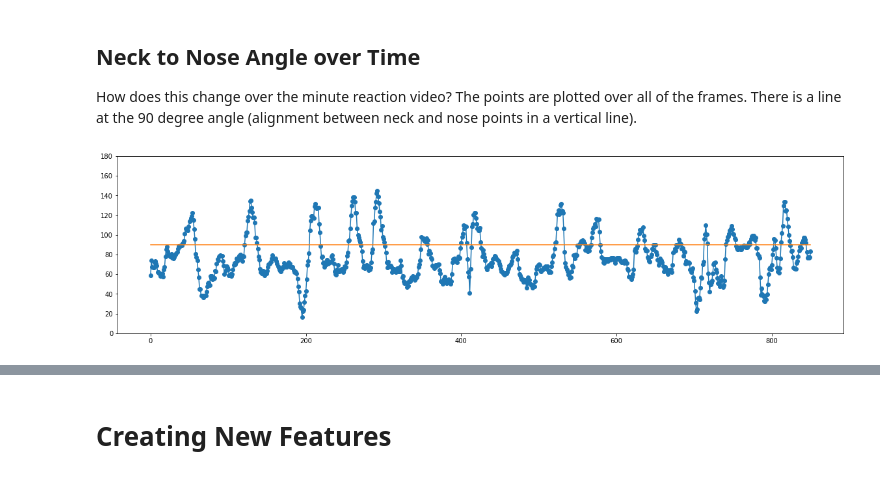
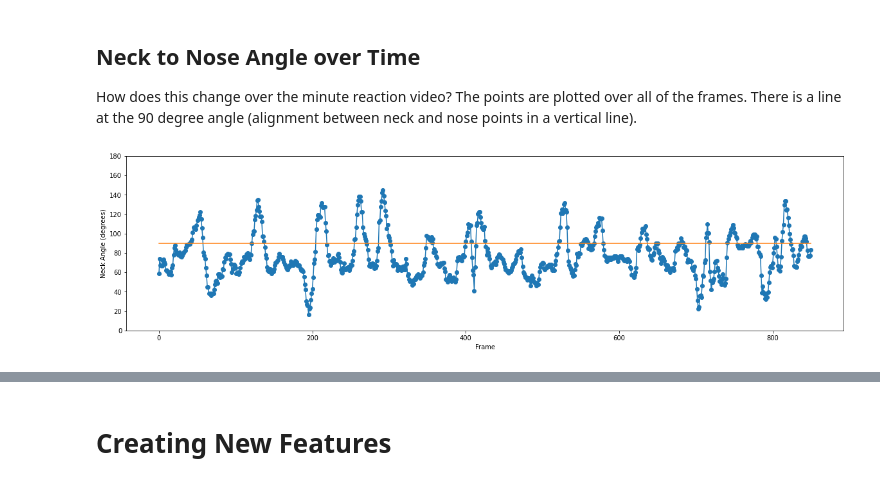
Before and after one commit to tiilt-lab/sport_analytics, a Jupyter notebook: mmla_ia_analysis/reorient_data_and_EDA_person1_y.ipynb, the cells around one changed output, grey strips where cells are left out. Drawn from its saved outputs; the diff is of its cells as text; code cells hidden in the pictures.

```diff
--- a/mmla_ia_analysis/reorient_data_and_EDA_person1_y.ipynb
+++ b/mmla_ia_analysis/reorient_data_and_EDA_person1_y.ipynb
@@ -7,7 +7,7 @@ import seaborn as sns
 
 from sklearn.preprocessing import StandardScaler
 # %%
-key_joint = pd.read_csv("blazepose_csv/person1.csv", index_col=0)
+key_joint = pd.read_csv("blazepose_csv/person1_withz.csv", index_col=0)
 key_joint
 # %% [output]
 |  | frame | nose_x | left_eye_inner_x | left_eye_x | left_eye_outer_x | right_eye_inner_x | right_eye_x | ... |
@@ -86,3 +86,5 @@ new_tbl
+# %%
+key_joint = new_tbl
 # %% [markdown]
 ### EXAMPLE PLOT OF NEW ORIENTATION
 # %%
@@ -126,3 +128,10 @@ plt.ylabel('frequency')
 plt.legend();
 # %% [output]
 [figure]
+# %%
+new_tbl['neck_estimate_z'] = np.average(new_tbl[['left_shoulder_z', 'right_shoulder_z']], axis=1)
+
+plt.hist(new_tbl['neck_estimate_z'], label='zvalues', alpha=0.5, bins=20);
+plt.title('value in frame 1280 x 720')
+plt.ylabel('frequency')
+plt.legend();
@@ -149,11 +167,13 @@ How does this change over the minute reaction video? The points are plotted over
 # %%
 # graph over time
 fig, ax = plt.subplots(figsize=(20, 5))
 plt.scatter(key_joint['frame'], new_tbl['nose_neck_angles'])
 plt.plot(key_joint['frame'], new_tbl['nose_neck_angles'])
 
 # 90 degree angle
 plt.plot(new_tbl['frame'], np.ones(851)*90)
 plt.ylim(bottom=0, top=180);
+plt.xlabel("Frame")
+plt.ylabel('Neck Angle (degrees)');
 # %% [output]
-[figure, old version]
+[figure, new version]
```
Also changed, not shown: parts of 15 cells of this notebook, 1 other file.
